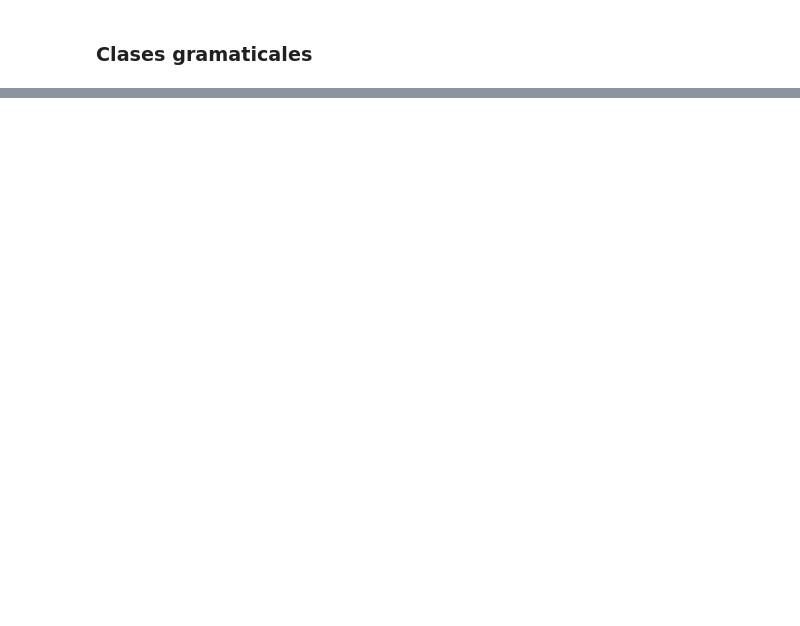
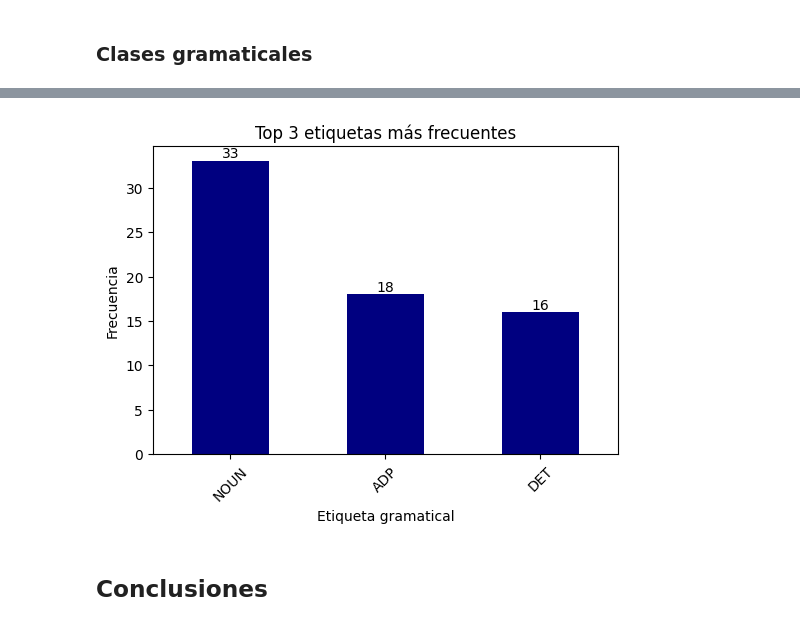
Before and after one commit to LailaBulh/Procesamiento_Lenguaje_Natural, a Jupyter notebook: Etiquetado_gramatical_LB.ipynb, the cells around one changed output, grey strips where cells are left out. Saved outputs shown, nothing was run; the diff lists cells and outputs as text; code cells hidden in the pictures; blank space fills up the shorter version.

```diff
--- a/Etiquetado_gramatical_LB.ipynb
+++ b/Etiquetado_gramatical_LB.ipynb
@@ -200,0 +251,24 @@ plt.show()
+# %%
+## Convertir a dataframe
+top3_df = pd.DataFrame(clases, columns=['Etiqueta'])
+
+### Top 3 con value_counts
+top3 = top3_df['Etiqueta'].value_counts().head(3)
+#print(top3)
+
+top3.plot(kind='bar', color='navy', figsize=(6,4))
+
+plt.xlabel("Etiqueta gramatical")
+plt.xticks(rotation=45)
+plt.ylabel("Frecuencia")
+plt.title("Top 3 etiquetas más frecuentes")
+
+# Mostrar valores encima de las barras
+for i, v in enumerate(top3.values):
+    plt.text(i, v, str(v), ha='center', va='bottom')
+
+plt.show()
+# %% [output]
+[figure, added]
+# %% [markdown]
+## **Conclusiones**
```
Also changed, not shown: parts of 5 cells of this notebook.
